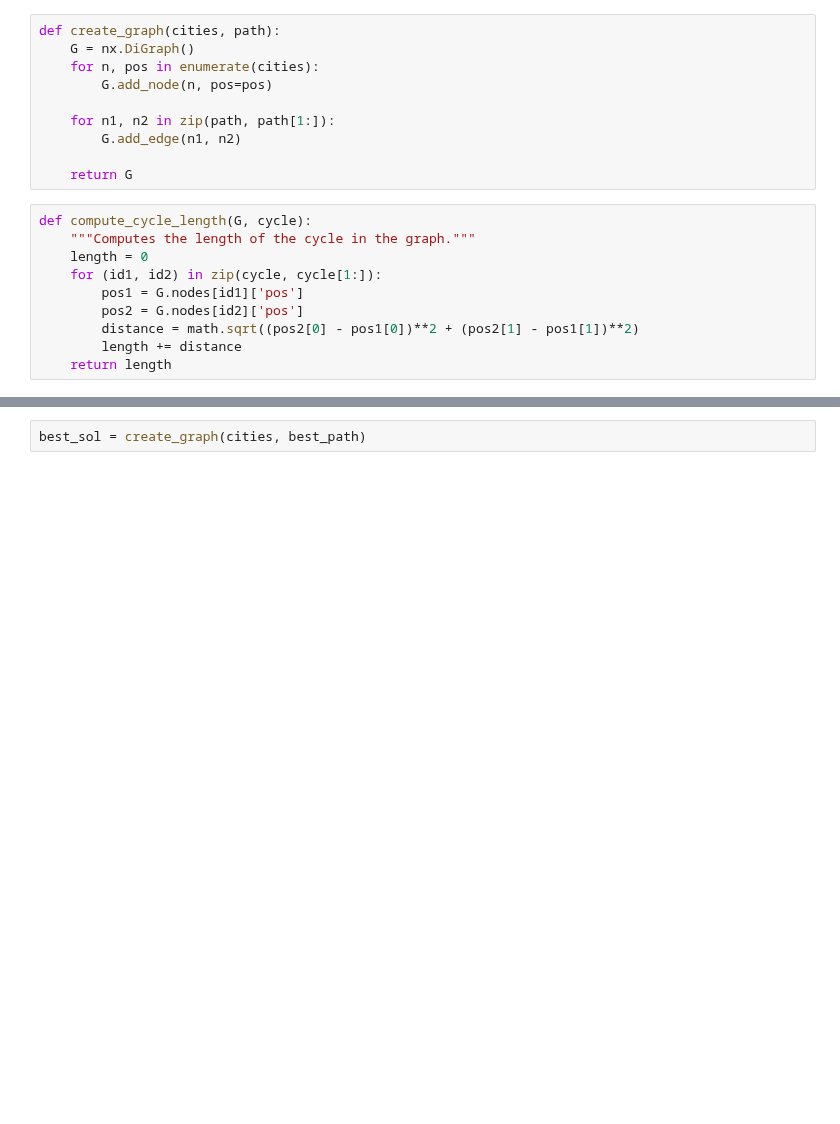
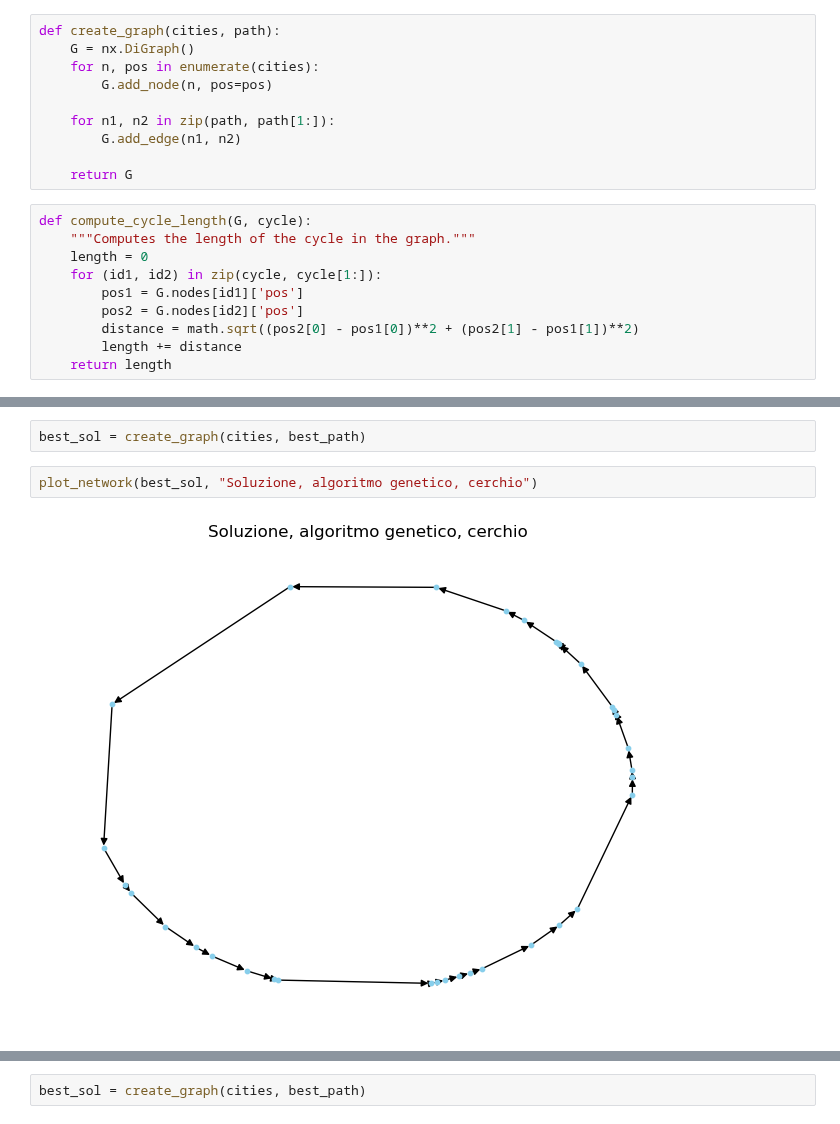
Before and after one commit to eliasteve/labsimnumerica, a Jupyter notebook: LSN_09/LSN_09.ipynb, the cells around one changed output, grey strips where cells are left out. Saved outputs shown, nothing was run; the diff lists cells and outputs as text; blank space fills up the shorter version.

```diff
--- a/LSN_09/LSN_09.ipynb
+++ b/LSN_09/LSN_09.ipynb
@@ -47,0 +72,6 @@ compute_cycle_length(initial_sol, initial_path)
+# %%
+best_sol = create_graph(cities, best_path)
+# %%
+plot_network(best_sol, "Soluzione, algoritmo genetico, cerchio")
+# %% [output]
+[figure, added]
```
Also changed, not shown: parts of 22 cells of this notebook, 3 other files.
